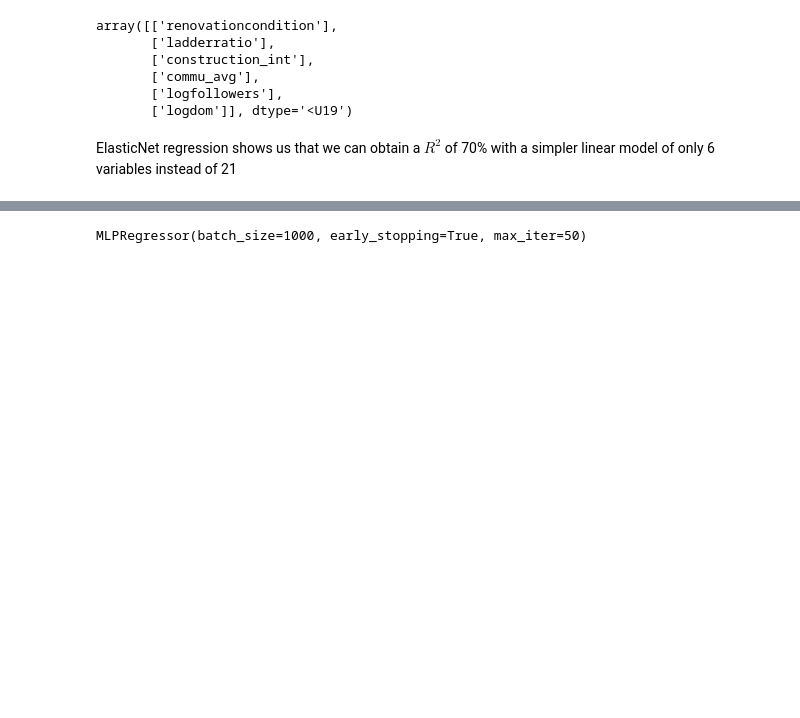
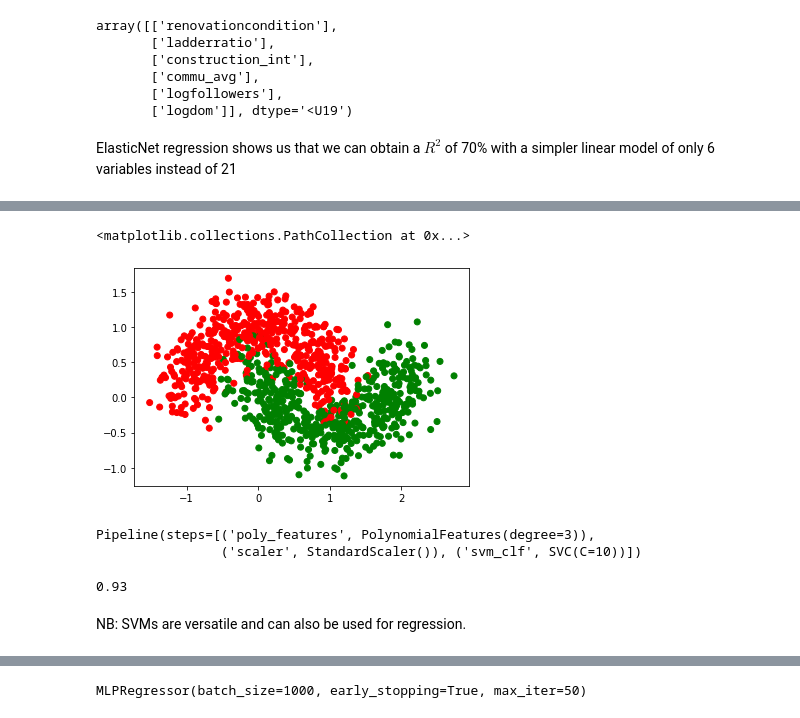
Before and after one commit to math-econ-code/mec_optim, a Jupyter notebook: A2_machine-learning-libraries.ipynb, the cells around one changed output, grey strips where cells are left out. Saved outputs shown, nothing was run; the diff lists cells and outputs as text; code cells hidden in the pictures; blank space fills up the shorter version.

```diff
--- a/A2_machine-learning-libraries.ipynb
+++ b/A2_machine-learning-libraries.ipynb
@@ -366 +430,34 @@ ElasticNet regression shows us that we can obtain a $R^2$ of 70% with a simpler
+# %%
+from sklearn.datasets import make_moons
+from sklearn.pipeline import Pipeline
+from sklearn.preprocessing import PolynomialFeatures
+from sklearn.svm import SVC
+
+X, y = make_moons(n_samples=1000, noise=0.25)
+
+df = pd.DataFrame(dict(X1=X[:, 0], X2=X[:, 1], target = y))
+plt.scatter(df['X1'], df['X2'], c=df['target'].map({0:'red', 1:'green'}))
+# %% [output]
+<matplotlib.collections.PathCollection at 0x...>
+[figure, added]
+# %%
+X_train_svm, X_test_svm, y_train_svm, y_test_svm = train_test_split(X, y, test_size=0.2)
+
+polynomial_svm_clf = Pipeline([
+("poly_features", PolynomialFeatures(degree=3)),
+("scaler", StandardScaler()),
+("svm_clf", SVC(C=10))
+])
+
+polynomial_svm_clf.fit(X_train_svm, y_train_svm)
+# %% [output]
+Pipeline(steps=[('poly_features', PolynomialFeatures(degree=3)),
+                ('scaler', StandardScaler()), ('svm_clf', SVC(C=10))])
+# %%
+y_pred = polynomial_svm_clf.predict(X_test_svm)
+print(accuracy_score(y_pred, y_test_svm))
+# %% [output]
+0.93
+# %% [markdown]
+NB: SVMs are versatile and can also be used for regression.
 # %% [markdown]
```
Also changed, not shown: parts of 77 cells of this notebook, 2 other files.
